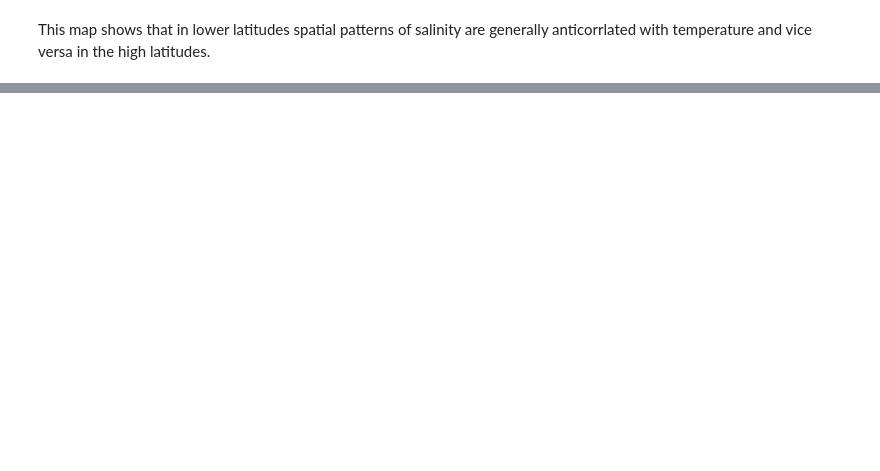
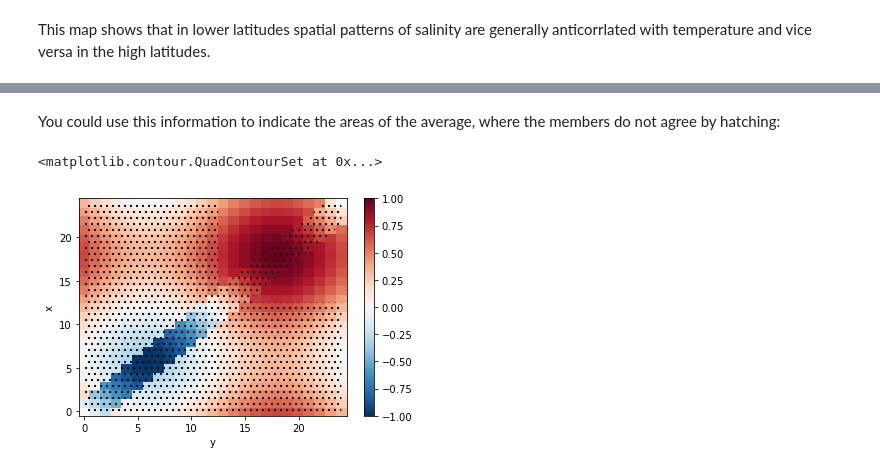
Before and after one commit to jbusecke/xarrayutils, a Jupyter notebook: doc/utils.ipynb, the cells around one changed output, grey strips where cells are left out. Drawn from its saved outputs; the diff is of its cells as text; code cells hidden in the pictures; blank space fills up the shorter version.

```diff
--- a/doc/utils.ipynb
+++ b/doc/utils.ipynb
@@ -86,0 +127,15 @@ This map shows that in lower latitudes spatial patterns of salinity are generall
+# %% [markdown]
+You could use this information to indicate the areas of the average, where the members do not agree by hatching:
+# %%
+da.mean('member').plot()
+sign_agreement(
+    da, da.mean('member'), 'member'
+).plot.contourf(
+    colors='none',
+    hatches=['..', None],
+    levels=[0,0.5],
+    add_colorbar=False
+)
+# %% [output]
+<matplotlib.contour.QuadContourSet at 0x...>
+[figure, added]
```
Also changed, not shown: parts of 12 cells of this notebook, 3 other files.
